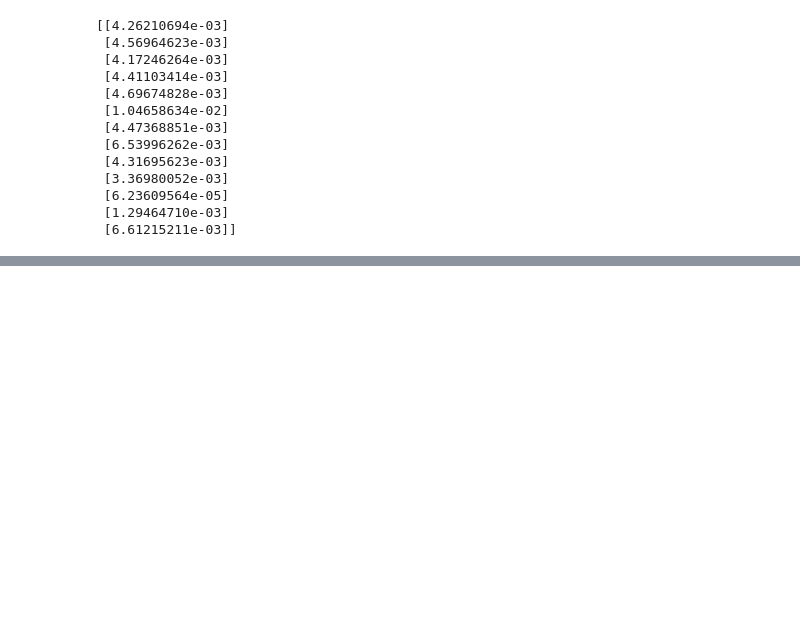
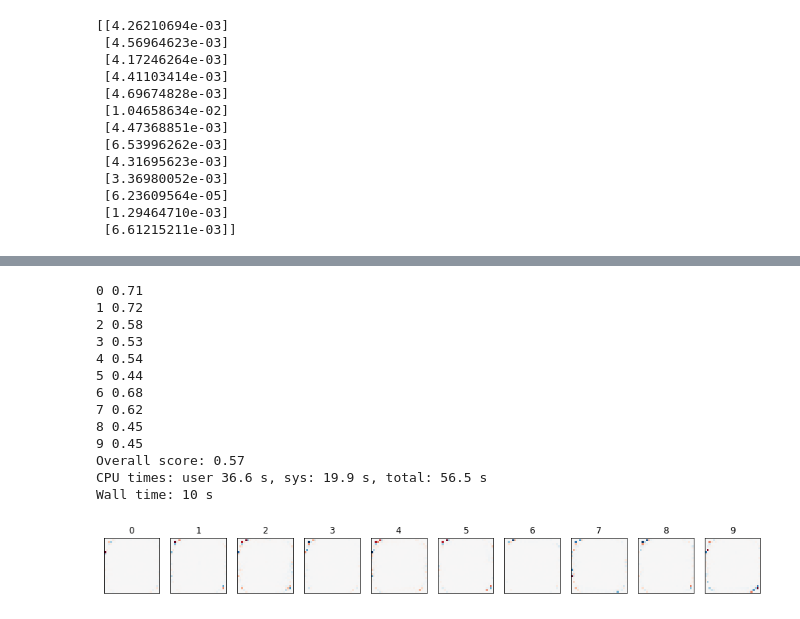
Before and after one commit to jmichellehu/ComplexSystems_AMATH563, a Jupyter notebook: hw1/AMATH563_hw1.ipynb, the cells around one changed output, grey strips where cells are left out. Drawn from its saved outputs; the diff is of its cells as text; code cells hidden in the pictures; blank space fills up the shorter version.

```diff
--- a/hw1/AMATH563_hw1.ipynb
+++ b/hw1/AMATH563_hw1.ipynb
@@ -992,0 +1051,49 @@ print(np.expand_dims(np.std(np.array(test_scores), axis=1), axis=1))
+# %%
+%%time
+# Ridge
+fitted_ridge=[]
+scores_ridge=[]
+
+for f in range(10):
+    train_labels=train_labels_one_hot[:, f]
+    test_labels=test_labels_one_hot[:, f]
+
+    ridge = Ridge(alpha=1)
+    ridge.fit(trainX, train_labels)
+
+    predictions=ridge.predict(testX)
+    score=ridge.score(testX, test_labels)
+    print(f, "{0:.2f}".format(score))
+
+    fitted_ridge.append(ridge)
+    scores_ridge.append(score)
+
+print("Overall score:", "{0:.2f}".format(np.mean(scores_ridge)))
+
+plt.figure(figsize=(16,4))
+for i in range(10):
+    ax = plt.subplot(1, 10, i + 1)
+
+    # stretched digit by digit
+    coefs=fitted_ridge[i].coef_
+    clim=np.maximum(np.abs(np.array(coefs).min()), np.abs(np.array(coefs).max()))
+
+    ax.imshow(coefs.reshape(28,28), plt.cm.RdBu, vmin=-clim, vmax=clim)
+    ax.set_xticks(())
+    ax.set_yticks(())
+    ax.set_title(i)
+# %% [output]
+0 0.71
+1 0.72
+2 0.58
+3 0.53
+4 0.54
+5 0.44
+6 0.68
+7 0.62
+8 0.45
+9 0.45
+Overall score: 0.57
+CPU times: user 36.6 s, sys: 19.9 s, total: 56.5 s
+Wall time: 10 s
+[figure, added]
```
Also changed, not shown: parts of 4 cells of this notebook.
